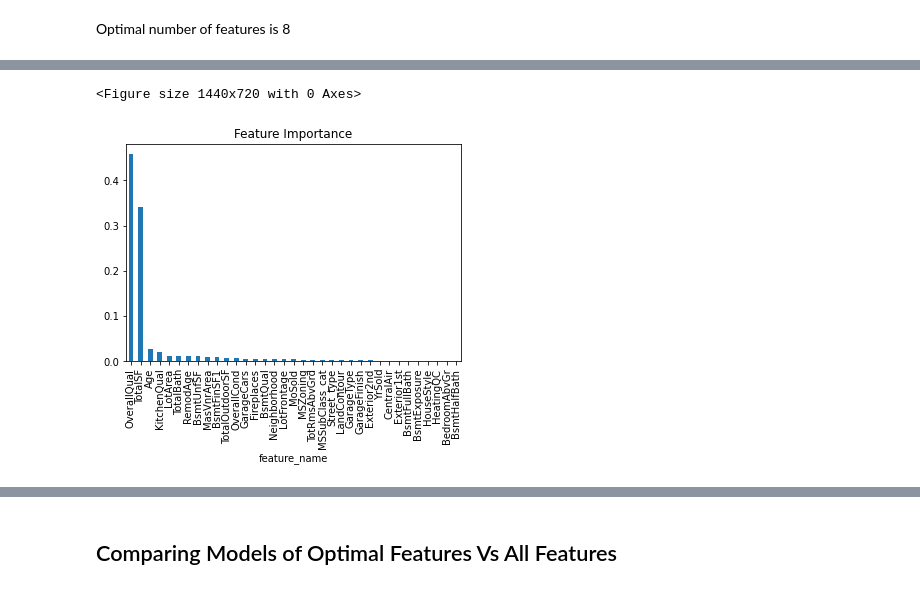
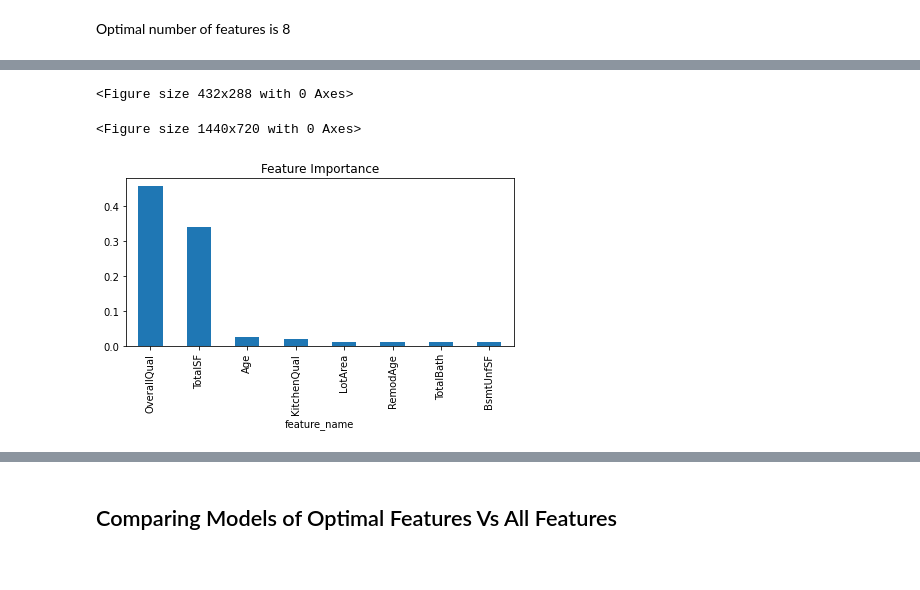
Before and after one commit to jasonphillip/Ames_Housing_ML_Project, a Jupyter notebook: models/Random_forest_model.ipynb, the cells around one changed output, grey strips where cells are left out. Saved outputs shown, nothing was run; the diff lists cells and outputs as text; code cells hidden in the pictures.

Commit message:
creating extra visuals for presentations

```diff
--- a/models/Random_forest_model.ipynb
+++ b/models/Random_forest_model.ipynb
@@ -379,9 +366,15 @@ def plot_feature_importance(model, X_train, n_features=35):
     df = pd.DataFrame({"feature_name": a, "importance_score": b})
 
     # Plot
+
+    plt.rcParams["figure.autolayout"] = True
+    plt.subplots_adjust(bottom=0.15)
+
     plt.figure(figsize=(20, 10))
     df.plot.bar(x="feature_name", y="importance_score", legend=None)
     plt.title("Feature Importance")
+
+    plt.savefig("../pic/feature_importances_bar.png", dpi=900)
     plt.show()
 # %% [output]
 [interactive output not drawn]
@@ -392,10 +385,11 @@ random_forest_model.fit(X_train, y_train)
 RandomForestRegressor(random_state=0)
 [interactive output not drawn]
 # %%
-plot_feature_importance(random_forest_model, X_train, n_features=35)
+plot_feature_importance(random_forest_model, X_train, n_features=8)
 # %% [output]
-<Figure size 1440x720 with 0 Axes>
+<Figure size 432x288 with 0 Axes>
+<Figure size 1440x720 with 0 Axes>
-[figure, old version]
+[figure, new version]
 [interactive output not drawn]
 # %% [markdown]
 ## Comparing Models of Optimal Features Vs All Features
```
Also changed, not shown: parts of 75 cells of this notebook, 5 other files.
